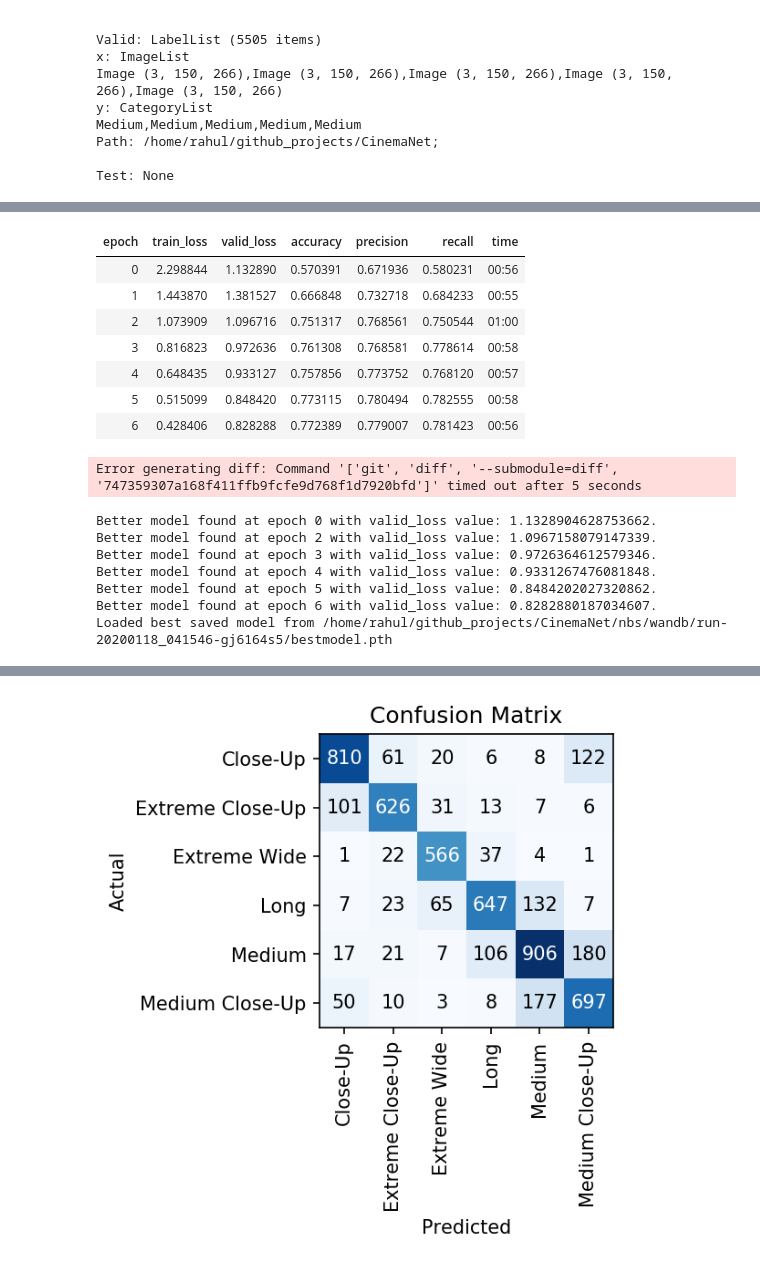
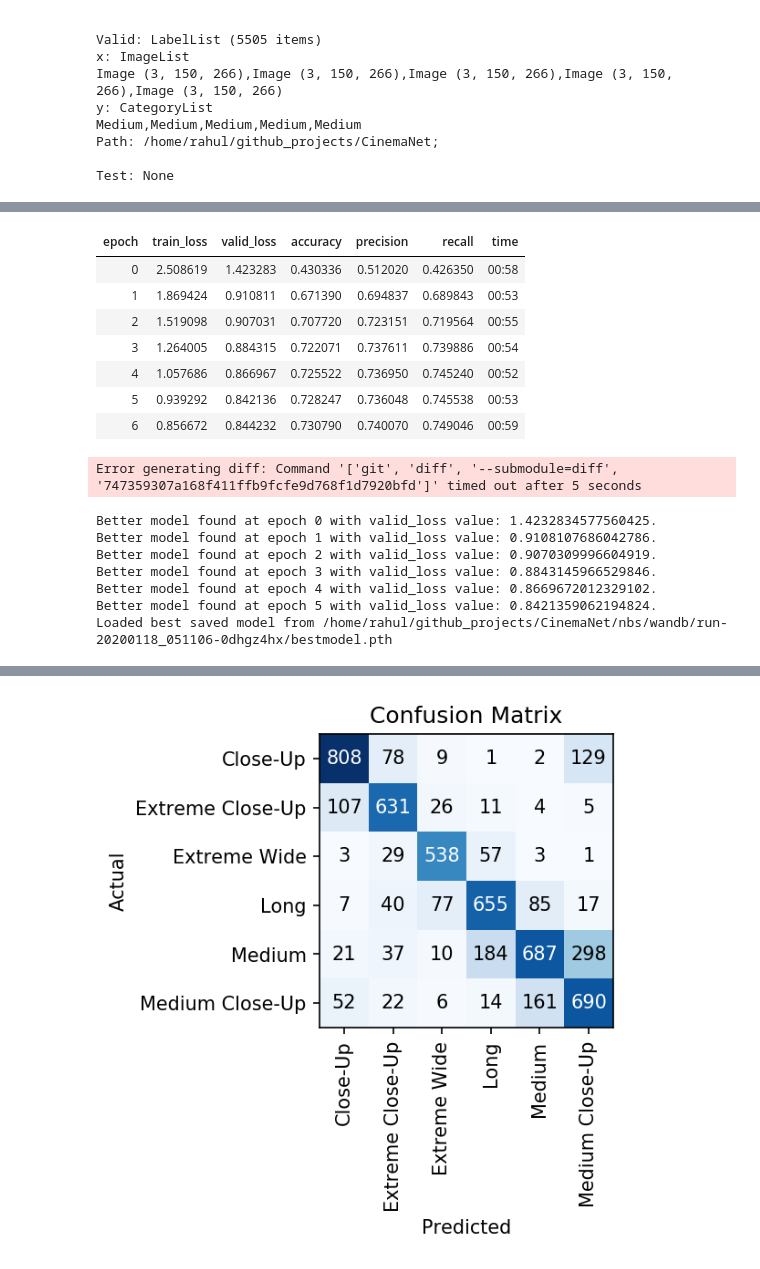
Before and after one commit to echorec/CinemaNet, a Jupyter notebook: nbs/mixmatch-mobilenetv2.ipynb, the cells around one changed output, grey strips where cells are left out. Cells and saved outputs as stored; diff of their text form; code cells hidden in the pictures.

```diff
--- a/nbs/mixmatch-mobilenetv2.ipynb
+++ b/nbs/mixmatch-mobilenetv2.ipynb
@@ -51,7 +51,7 @@ data = ImageDataBunch.from_folder(path,
                                   train='valid', valid='train', # swapping train & valid datasets
                                   bs = config.batch_size,
                                   size = tuple(config.img_size),
-                                  ds_tfms = get_transforms(max_zoom=1.),
+                                  ds_tfms = get_tfms(config.img_size[0]),
                                   resize_method = ResizeMethod.SQUISH
                                  ).normalize(imagenet_stats)
 # %%
@@ -142,7 +142,7 @@ def get_callbacks(learner, mod_name, early_stop=True, patience=5, monitor='accur
     if early_stop: callbacks.append(EarlyStoppingCallback(learner, patience=patience, min_delta=min_delta, monitor=monitor))
     return callbacks
 # %%
-model_name = 'MobileNetV2-img_150-MixMatch_run2'
+model_name = 'MobileNetV2-img_150-MixMatch_run3'
 
 # log every epoch -- sometimes, minor improvements in valid_loss/accuracy come with a massive
 # drop in train_loss, which IMO is sub-optimal. It's better to pick up training from a point
@@ -151,26 +151,26 @@ callbacks = get_callbacks(learn, model_name, patience=4, monitor='valid_loss')
 # %%
 torch.cuda.empty_cache()
 # %%
-learn.fit_one_cycle(7, 3e-3, callbacks=callbacks)
+learn.fit_one_cycle(7, 1e-3, callbacks=callbacks)
 # %% [output]
 | epoch | train_loss | valid_loss | accuracy | precision | recall | time |
-| 0 | 2.298844 | 1.132890 | 0.570391 | 0.671936 | 0.580231 | 00:56 |
-| 1 | 1.443870 | 1.381527 | 0.666848 | 0.732718 | 0.684233 | 00:55 |
-| 2 | 1.073909 | 1.096716 | 0.751317 | 0.768561 | 0.750544 | 01:00 |
-| 3 | 0.816823 | 0.972636 | 0.761308 | 0.768581 | 0.778614 | 00:58 |
-| 4 | 0.648435 | 0.933127 | 0.757856 | 0.773752 | 0.768120 | 00:57 |
-| 5 | 0.515099 | 0.848420 | 0.773115 | 0.780494 | 0.782555 | 00:58 |
-| 6 | 0.428406 | 0.828288 | 0.772389 | 0.779007 | 0.781423 | 00:56 |
+| 0 | 2.508619 | 1.423283 | 0.430336 | 0.512020 | 0.426350 | 00:58 |
+| 1 | 1.869424 | 0.910811 | 0.671390 | 0.694837 | 0.689843 | 00:53 |
+| 2 | 1.519098 | 0.907031 | 0.707720 | 0.723151 | 0.719564 | 00:55 |
+| 3 | 1.264005 | 0.884315 | 0.722071 | 0.737611 | 0.739886 | 00:54 |
+| 4 | 1.057686 | 0.866967 | 0.725522 | 0.736950 | 0.745240 | 00:52 |
+| 5 | 0.939292 | 0.842136 | 0.728247 | 0.736048 | 0.745538 | 00:53 |
+| 6 | 0.856672 | 0.844232 | 0.730790 | 0.740070 | 0.749046 | 00:59 |
 Error generating diff: Command '['git', 'diff', '--submodule=diff', '747359307a168f411ffb9fcfe9d768f1d7920bfd']' timed out after 5 seconds
-Better model found at epoch 0 with valid_loss value: 1.1328904628753662.
-Better model found at epoch 2 with valid_loss value: 1.0967158079147339.
-Better model found at epoch 3 with valid_loss value: 0.9726364612579346.
-Better model found at epoch 4 with valid_loss value: 0.9331267476081848.
-Better model found at epoch 5 with valid_loss value: 0.8484202027320862.
-Better model found at epoch 6 with valid_loss value: 0.8282880187034607.
-Loaded best saved model from /home/rahul/github_projects/CinemaNet/nbs/wandb/run-20200118_041546-gj6164s5/bestmodel.pth
+Better model found at epoch 0 with valid_loss value: 1.4232834577560425.
+Better model found at epoch 1 with valid_loss value: 0.9108107686042786.
+Better model found at epoch 2 with valid_loss value: 0.9070309996604919.
+Better model found at epoch 3 with valid_loss value: 0.8843145966529846.
+Better model found at epoch 4 with valid_loss value: 0.8669672012329102.
+Better model found at epoch 5 with valid_loss value: 0.8421359062194824.
+Loaded best saved model from /home/rahul/github_projects/CinemaNet/nbs/wandb/run-20200118_051106-0dhgz4hx/bestmodel.pth
 [interactive output not drawn]
-[figure, old version]
+[figure, new version]
 # %%
 learn.unfreeze()
 # %%
```
Also changed, not shown: parts of 6 cells of this notebook.
